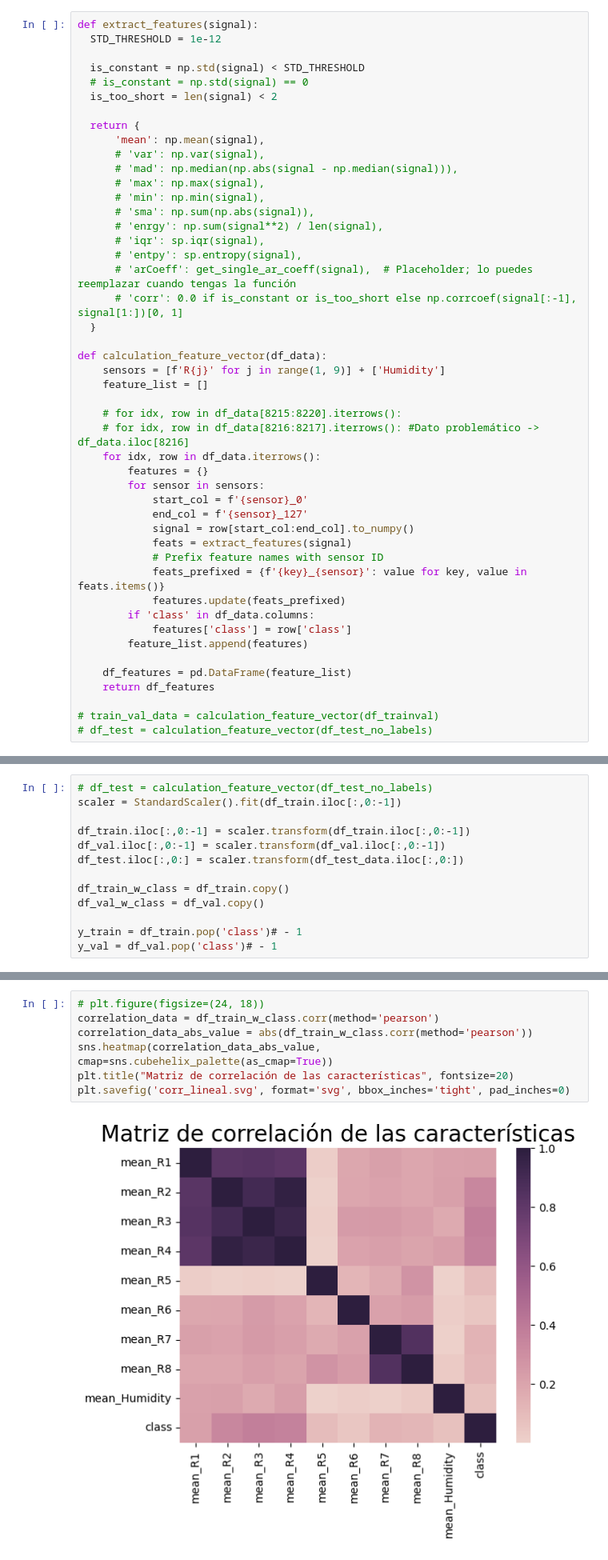
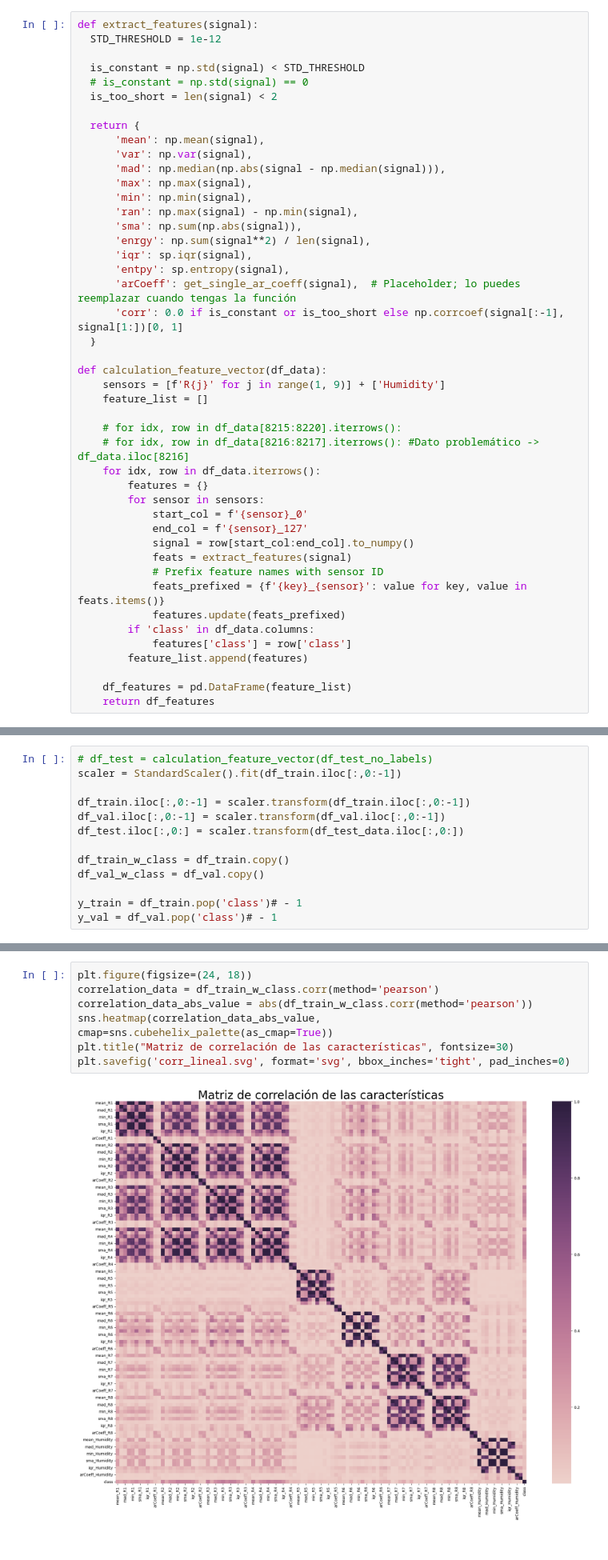
Before and after one commit to d4vidi4n/borradores, a Jupyter notebook: Proyecto_IC_Jorge_Estrada.ipynb, the cells around one changed output, grey strips where cells are left out. Shown at 80% size. Saved outputs shown, nothing was run; the diff lists cells and outputs as text.

```diff
--- a/Proyecto_IC_Jorge_Estrada.ipynb
+++ b/Proyecto_IC_Jorge_Estrada.ipynb
@@ -146,16 +146,17 @@ def extract_features(signal):
 
   return {
       'mean': np.mean(signal),
-      # 'var': np.var(signal),
-      # 'mad': np.median(np.abs(signal - np.median(signal))),
-      # 'max': np.max(signal),
-      # 'min': np.min(signal),
-      # 'sma': np.sum(np.abs(signal)),
-      # 'enrgy': np.sum(signal**2) / len(signal),
-      # 'iqr': sp.iqr(signal),
-      # 'entpy': sp.entropy(signal),
-      # 'arCoeff': get_single_ar_coeff(signal),  # Placeholder; lo puedes reemplazar cuando tengas la función
-      # 'corr': 0.0 if is_constant or is_too_short else np.corrcoef(signal[:-1], signal[1:])[0, 1]
+      'var': np.var(signal),
+      'mad': np.median(np.abs(signal - np.median(signal))),
+      'max': np.max(signal),
+      'min': np.min(signal),
+      'ran': np.max(signal) - np.min(signal),
+      'sma': np.sum(np.abs(signal)),
+      'enrgy': np.sum(signal**2) / len(signal),
+      'iqr': sp.iqr(signal),
+      'entpy': sp.entropy(signal),
+      'arCoeff': get_single_ar_coeff(signal),  # Placeholder; lo puedes reemplazar cuando tengas la función
+      'corr': 0.0 if is_constant or is_too_short else np.corrcoef(signal[:-1], signal[1:])[0, 1]
   }
 
 def calculation_feature_vector(df_data):
@@ -180,9 +181,6 @@ def calculation_feature_vector(df_data):
 
     df_features = pd.DataFrame(feature_list)
     return df_features
-
-# train_val_data = calculation_feature_vector(df_trainval)
-# df_test = calculation_feature_vector(df_test_no_labels)
 # %% [markdown]
 Hay un caso de un sample que da un valor muy bajo en la varianza, esto genra una división por cero, por esta razón de establecerá una forma de lidiar con este caso y evitar que haya un NaN
 # %%
@@ -224,9 +224,9 @@ df_test
 # %%
-# plt.figure(figsize=(24, 18))
+plt.figure(figsize=(24, 18))
 correlation_data = df_train_w_class.corr(method='pearson')
 correlation_data_abs_value = abs(df_train_w_class.corr(method='pearson'))
 sns.heatmap(correlation_data_abs_value, cmap=sns.cubehelix_palette(as_cmap=True))
-plt.title("Matriz de correlación de las características", fontsize=20)
+plt.title("Matriz de correlación de las características", fontsize=30)
 plt.savefig('corr_lineal.svg', format='svg', bbox_inches='tight', pad_inches=0)
 # %% [output]
-[figure, old version]
+[figure, new version]
```
Also changed, not shown: parts of 26 cells of this notebook.
